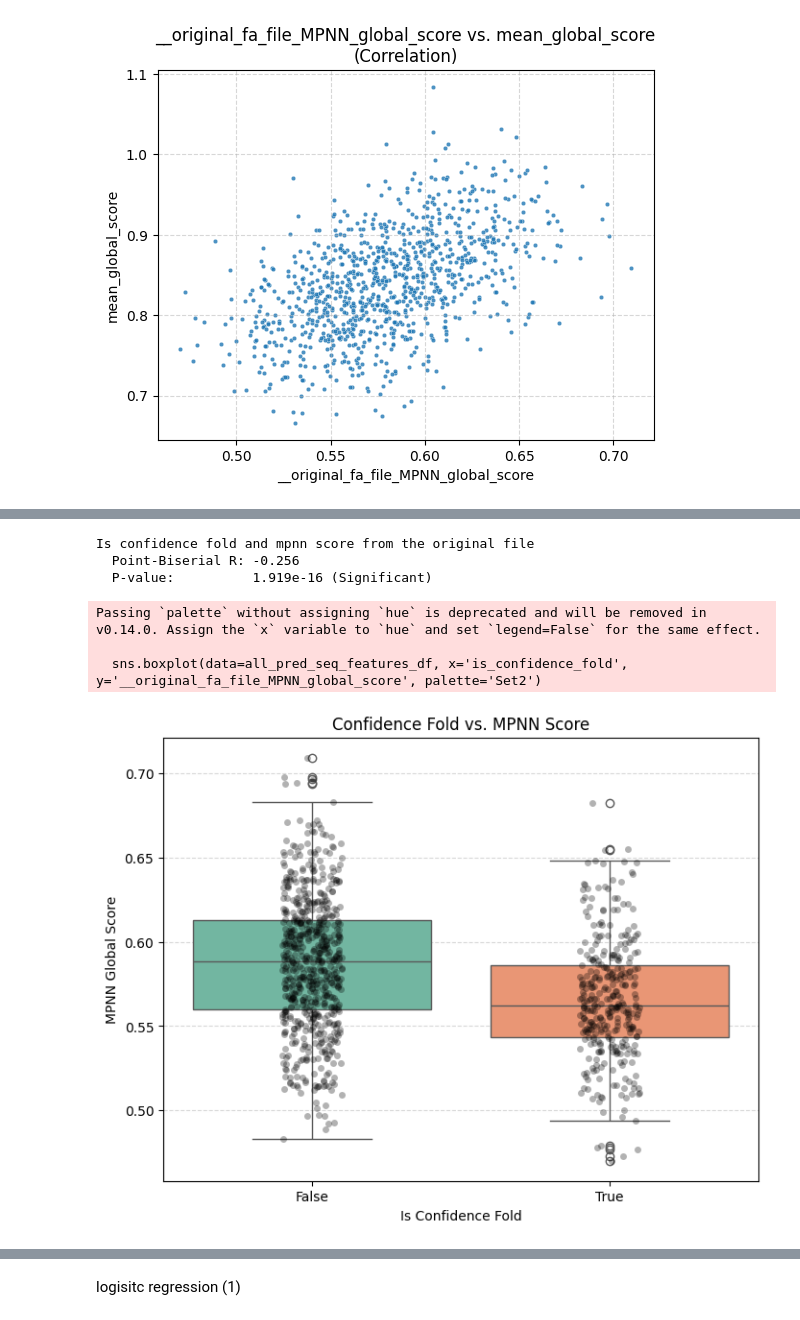
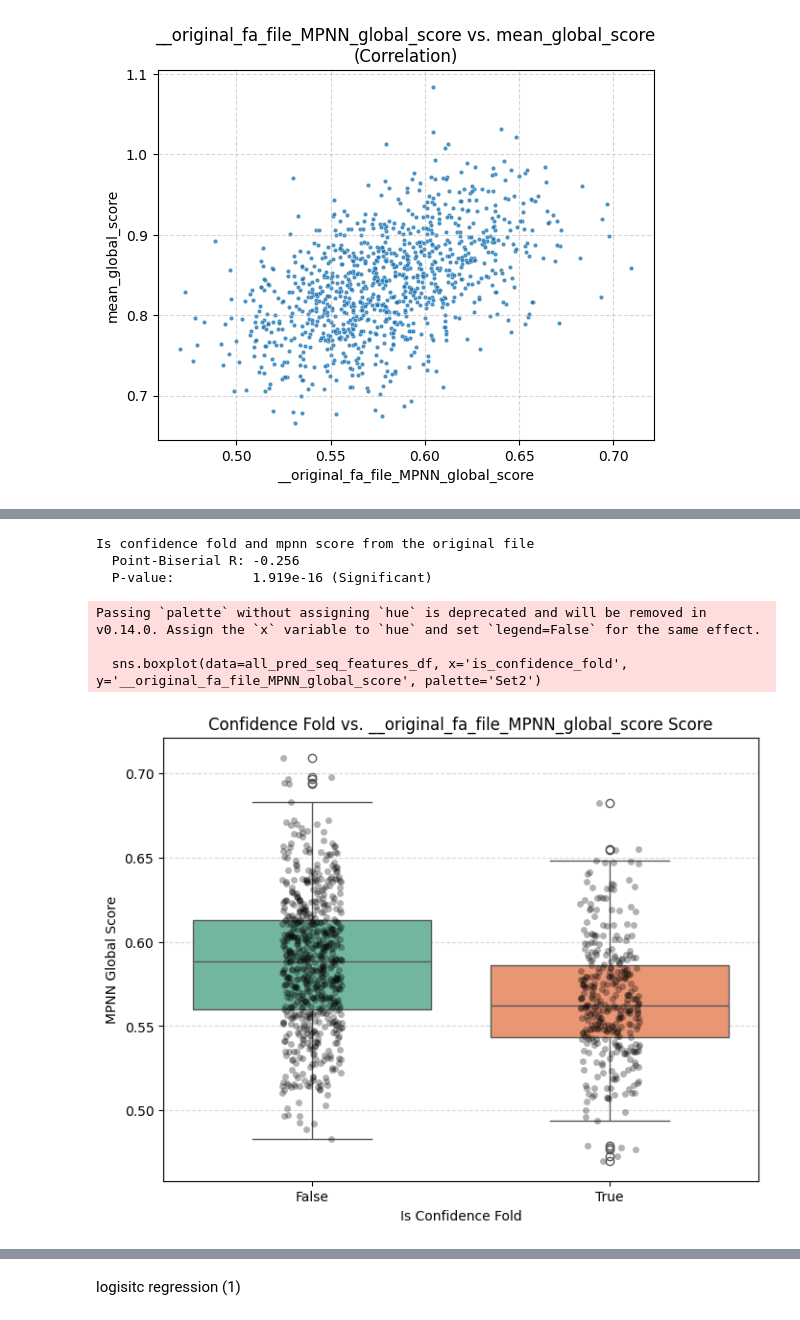
Before and after one commit to ElonGawi/master_thesis_mpnn_distrution_tests, a Jupyter notebook: bence files/esm_folded_files.ipynb, the cells around one changed output, grey strips where cells are left out. Saved outputs shown, nothing was run; the diff lists cells and outputs as text; code cells hidden in the pictures.

```diff
--- a/bence files/esm_folded_files.ipynb
+++ b/bence files/esm_folded_files.ipynb
@@ -160,7 +160,7 @@ def parse_fasta(filename,limit=-1, omit=[]):
 # %%
 import re
 def exarct_key_from_fa_name(line, key):
-    pattern = rf"\b{key}=([\d.]+)"
+    pattern = rf"\b{key}=([-+]?[\d.]+)"
     match = re.search(pattern, line)
 
     return match.group(1)
@@ -365,5 +412,5 @@ for pred_seq in all_pred_seq_features:
 # %%
-keys_for_df = ['fasta_name', 'seq', '__original_fa_file_MPNN_global_score', 'predicted_pdb_path', 'rmsd', 'predicted_struct_avg_plddt', 'is_confidence_fold', 'mean_global_score']
+keys_for_df = ['fasta_name', 'seq', '__original_fa_file_MPNN_global_score', 'predicted_pdb_path', 'rmsd', 'predicted_struct_avg_plddt', 'is_confidence_fold', 'mean_global_score', 'global_score_using_avg_probbablity_dist']
 
 #### tempoerary fix, ignoring the first line usign [1:] since iti s the pdb sequnce and it has very high score
 all_pred_seq_features_df = pd.DataFrame(all_pred_seq_features[1:], columns=keys_for_df)
@@ -474,29 +515,29 @@ plt.grid(True, linestyle='--', alpha=0.5)
 # %%
 from scipy.stats import pointbiserialr
 import matplotlib.pyplot as plt
 import seaborn as sns
 
 # pointbiserialr is used for correlation between a binary variable and a continuous variable
 corr_coeff, p_value = pointbiserialr(all_pred_seq_features_df['is_confidence_fold'], all_pred_seq_features_df['__original_fa_file_MPNN_global_score'])
 print(f"Is confidence fold and mpnn score from the original file")
 print(f"  Point-Biserial R: {corr_coeff:.3f}")
 print(f"  P-value:          {p_value:.3e} " + ("(Significant)" if p_value < 0.05 else "(Not Significant)"))
 
 # A boxplot or violin plot is better for binary vs continuous
 plt.figure(figsize=(8, 6))
 sns.boxplot(data=all_pred_seq_features_df, x='is_confidence_fold', y='__original_fa_file_MPNN_global_score', palette='Set2')
 sns.stripplot(data=all_pred_seq_features_df, x='is_confidence_fold', y='__original_fa_file_MPNN_global_score', color='black', alpha=0.3)
 
-plt.title('Confidence Fold vs. MPNN Score')
+plt.title('Confidence Fold vs. __original_fa_file_MPNN_global_score Score')
 plt.xlabel('Is Confidence Fold')
 plt.ylabel('MPNN Global Score')
 plt.grid(True, linestyle='--', alpha=0.5, axis='y')
 plt.show()
 # %% [output]
 Is confidence fold and mpnn score from the original file
   Point-Biserial R: -0.256
   P-value:          1.919e-16 (Significant)
 Passing `palette` without assigning `hue` is deprecated and will be removed in v0.14.0. Assign the `x` variable to `hue` and set `legend=False` for the same effect.
 
   sns.boxplot(data=all_pred_seq_features_df, x='is_confidence_fold', y='__original_fa_file_MPNN_global_score', palette='Set2')
-[figure, old version]
+[figure, new version]
```
Also changed, not shown: parts of 26 cells of this notebook.
